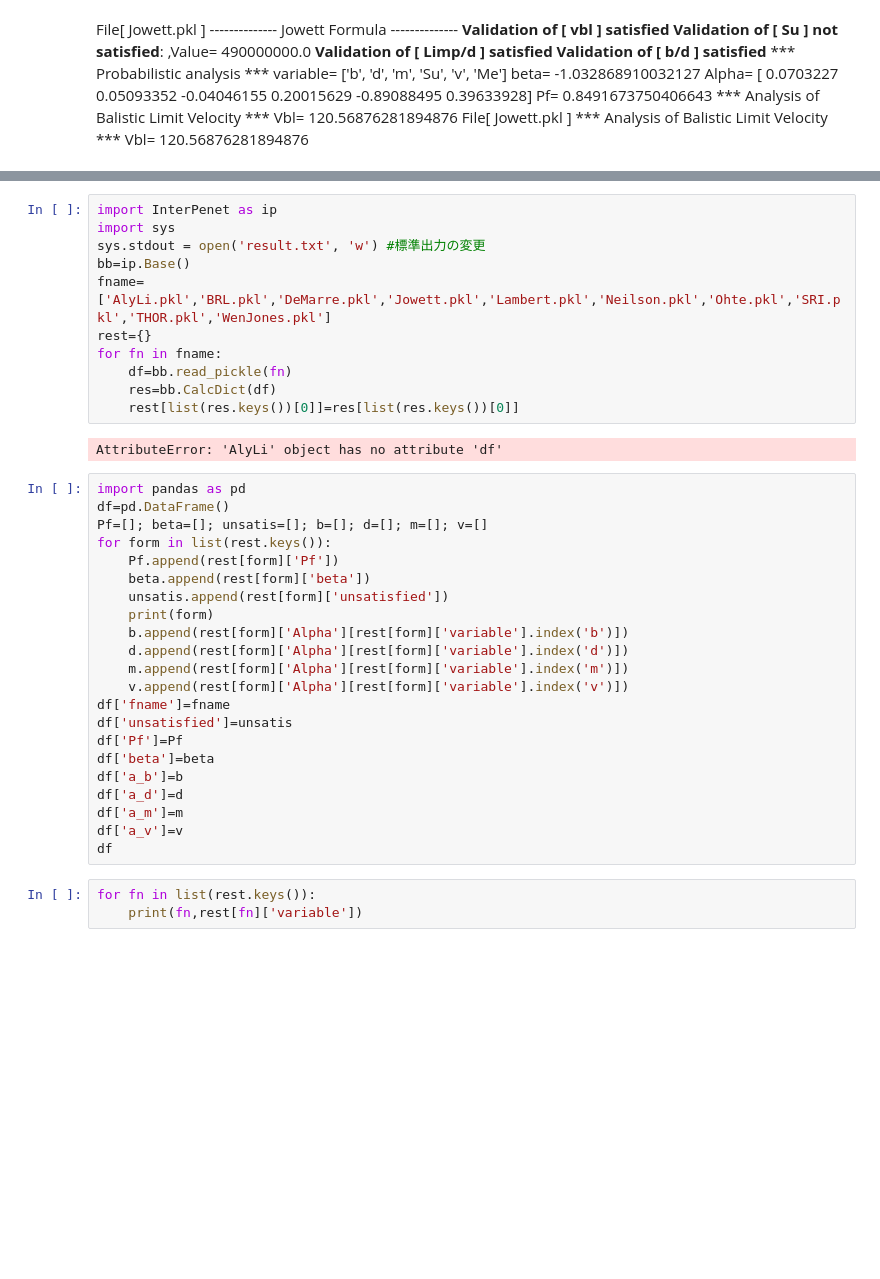
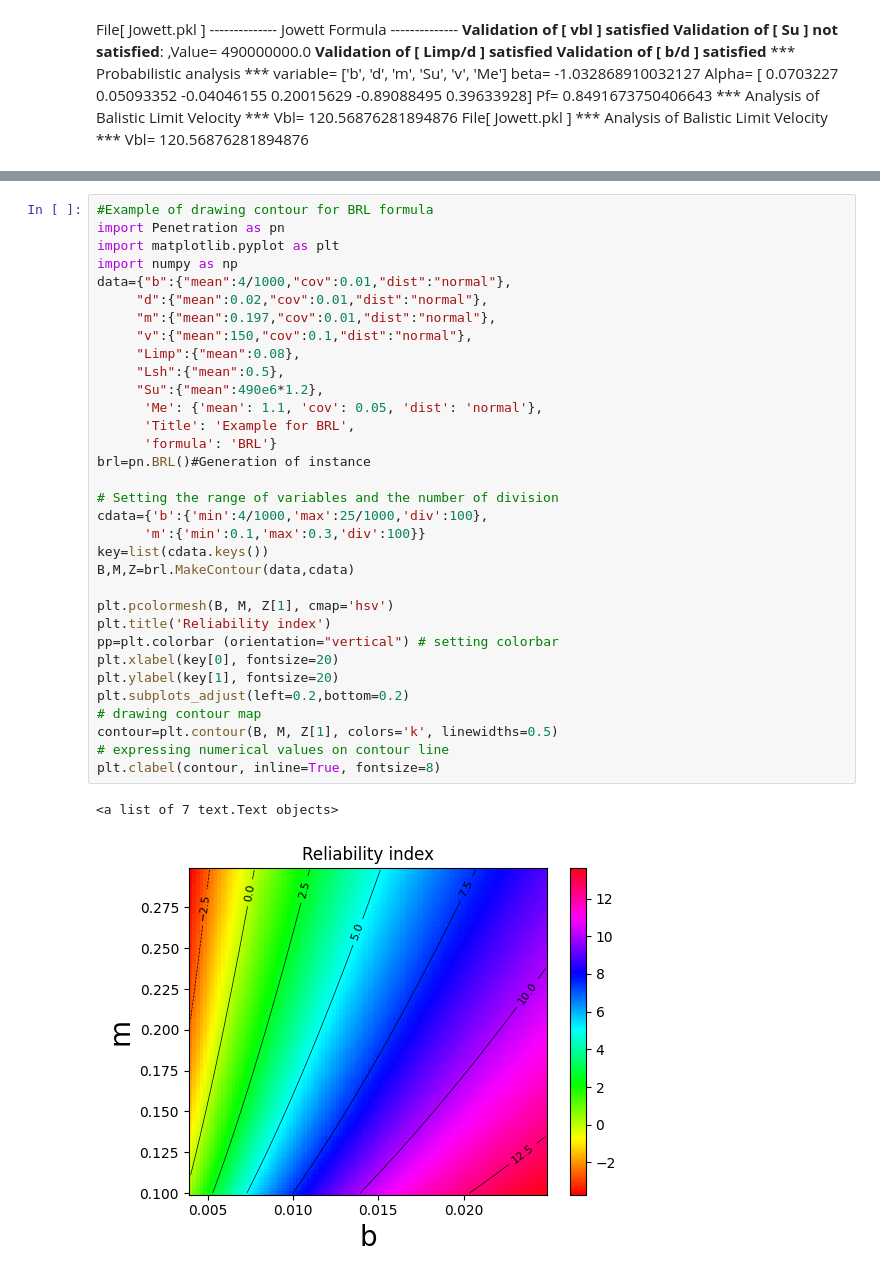
Before and after one commit to ShinsukeSakai0321/interP, a Jupyter notebook: InterPenet.ipynb, the cells around one changed output, grey strips where cells are left out. Saved outputs shown, nothing was run; the diff lists cells and outputs as text; blank space fills up the shorter version.

```diff
--- a/InterPenet.ipynb
+++ b/InterPenet.ipynb
@@ -231,38 +108,36 @@ bb.draw_contour(df,ddata)
-# %%
-import InterPenet as ip
-import sys
-sys.stdout = open('result.txt', 'w') #標準出力の変更
-bb=ip.Base()
-fname=['AlyLi.pkl','BRL.pkl','DeMarre.pkl','Jowett.pkl','Lambert.pkl','Neilson.pkl','Ohte.pkl','SRI.pkl','THOR.pkl','WenJones.pkl']
-rest={}
-for fn in fname:
-    df=bb.read_pickle(fn)
-    res=bb.CalcDict(df)
-    rest[list(res.keys())[0]]=res[list(res.keys())[0]]
-# %% [output]
-AttributeError: 'AlyLi' object has no attribute 'df'
-# %%
-import pandas as pd
-df=pd.DataFrame()
-Pf=[]; beta=[]; unsatis=[]; b=[]; d=[]; m=[]; v=[]
-for form in list(rest.keys()):
-    Pf.append(rest[form]['Pf'])
-    beta.append(rest[form]['beta'])
-    unsatis.append(rest[form]['unsatisfied'])
-    print(form)
-    b.append(rest[form]['Alpha'][rest[form]['variable'].index('b')])
-    d.append(rest[form]['Alpha'][rest[form]['variable'].index('d')])
-    m.append(rest[form]['Alpha'][rest[form]['variable'].index('m')])
-    v.append(rest[form]['Alpha'][rest[form]['variable'].index('v')])
-df['fname']=fname
-df['unsatisfied']=unsatis
-df['Pf']=Pf
-df['beta']=beta
-df['a_b']=b
-df['a_d']=d
-df['a_m']=m
-df['a_v']=v
-df
-# %%
-for fn in list(rest.keys()):
-    print(fn,rest[fn]['variable'])
+# %%
+#Example of drawing contour for BRL formula
+import Penetration as pn
+import matplotlib.pyplot as plt
+import numpy as np
+data={"b":{"mean":4/1000,"cov":0.01,"dist":"normal"},
+     "d":{"mean":0.02,"cov":0.01,"dist":"normal"},
+     "m":{"mean":0.197,"cov":0.01,"dist":"normal"},
+     "v":{"mean":150,"cov":0.1,"dist":"normal"},
+     "Limp":{"mean":0.08},
+     "Lsh":{"mean":0.5},
+     "Su":{"mean":490e6*1.2},
+      'Me': {'mean': 1.1, 'cov': 0.05, 'dist': 'normal'},
+      'Title': 'Example for BRL',
+      'formula': 'BRL'}
+brl=pn.BRL()#Generation of instance
+
+# Setting the range of variables and the number of division
+cdata={'b':{'min':4/1000,'max':25/1000,'div':100},
+      'm':{'min':0.1,'max':0.3,'div':100}}
+key=list(cdata.keys())
+B,M,Z=brl.MakeContour(data,cdata)
+
+plt.pcolormesh(B, M, Z[1], cmap='hsv')
+plt.title('Reliability index')
+pp=plt.colorbar (orientation="vertical") # setting colorbar
+plt.xlabel(key[0], fontsize=20)
+plt.ylabel(key[1], fontsize=20)
+plt.subplots_adjust(left=0.2,bottom=0.2)
+# drawing contour map
+contour=plt.contour(B, M, Z[1], colors='k', linewidths=0.5)
+# expressing numerical values on contour line
+plt.clabel(contour, inline=True, fontsize=8)
+# %% [output]
+<a list of 7 text.Text objects>
+[figure, added]
```
Also changed, not shown: parts of 17 cells of this notebook.
